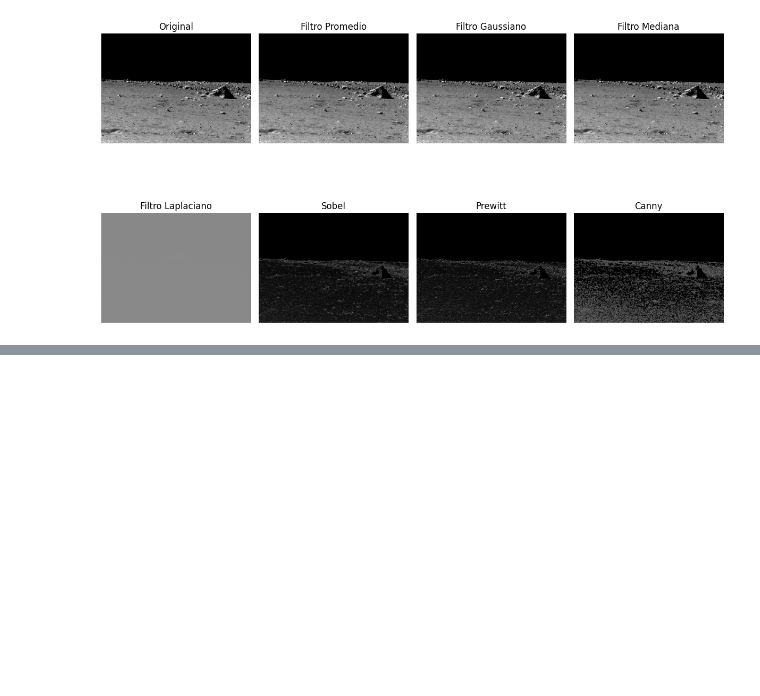
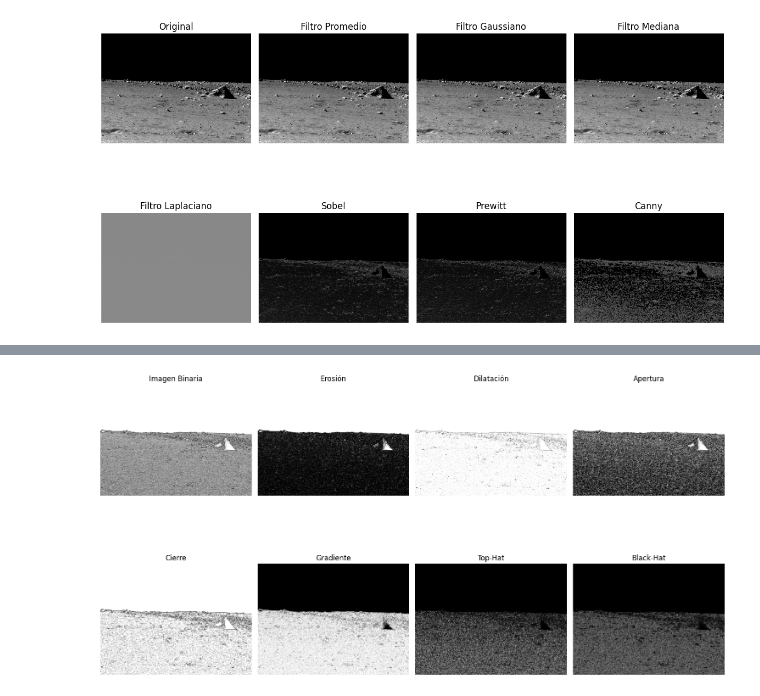
Before and after one commit to esteban2505J/rocksDetectionLab, a Jupyter notebook: rockDetection.ipynb, the cells around one changed output, grey strips where cells are left out. Drawn from its saved outputs; the diff is of its cells as text; code cells hidden in the pictures; blank space fills up the shorter version.

Commit message:
feat(rockDetation): Morphologics operations have been added

```diff
--- a/rockDetection.ipynb
+++ b/rockDetection.ipynb
@@ -373,0 +385,77 @@ plt.show()
+# %%
+# Operaciones Morfológicas
+
+binary_image1 = adaptive_binary_images[0]
+binary_image2 = adaptive_binary_images[1]
+
+# Definir un elemento estructurante (kernel)
+kernel = np.ones((3, 3), np.uint8)
+
+# Aplicar operaciones morfológicas
+# 1. Erosión
+eroded_image = cv2.erode(binary_image1, kernel, iterations=1)
+
+# 2. Dilatación
+dilated_image = cv2.dilate(binary_image1, kernel, iterations=1)
+
+# 3. Apertura (Erosión seguida de Dilatación)
+opened_image = cv2.morphologyEx(binary_image1, cv2.MORPH_OPEN, kernel)
+
+# 4. Cierre (Dilatación seguida de Erosión)
+closed_image = cv2.morphologyEx(binary_image1, cv2.MORPH_CLOSE, kernel)
+
+# 5. Gradiente Morfológico (Diferencia entre Dilatación y Erosión)
+gradient_image = cv2.morphologyEx(binary_image1, cv2.MORPH_GRADIENT, kernel)
+
+# 6. Top-Hat (Diferencia entre la imagen original y su apertura)
+tophat_image = cv2.morphologyEx(binary_image1, cv2.MORPH_TOPHAT, kernel)
+
+# 7. Black-Hat (Diferencia entre el cierre y la imagen original)
+blackhat_image = cv2.morphologyEx(binary_image1, cv2.MORPH_BLACKHAT, kernel)
+
+# Mostrar resultados
+plt.figure(figsize=(15, 10))
+plt.subplot(2, 4, 1)
+plt.imshow(binary_image1, cmap='gray')
+plt.title('Imagen Binaria')
+plt.axis('off')
+
+plt.subplot(2, 4, 2)
+plt.imshow(eroded_image, cmap='gray')
+plt.title('Erosión')
+plt.axis('off')
+
+plt.subplot(2, 4, 3)
+plt.imshow(dilated_image, cmap='gray')
+plt.title('Dilatación')
+plt.axis('off')
+
+plt.subplot(2, 4, 4)
+plt.imshow(opened_image, cmap='gray')
+plt.title('Apertura')
+plt.axis('off')
+
+plt.subplot(2, 4, 5)
+plt.imshow(closed_image, cmap='gray')
+plt.title('Cierre')
+plt.axis('off')
+
+plt.subplot(2, 4, 6)
+plt.imshow(gradient_image, cmap='gray')
+plt.title('Gradiente')
+plt.axis('off')
+
+plt.subplot(2, 4, 7)
+plt.imshow(tophat_image, cmap='gray')
+plt.title('Top-Hat')
+plt.axis('off')
+
+plt.subplot(2, 4, 8)
+plt.imshow(blackhat_image, cmap='gray')
+plt.title('Black-Hat')
+plt.axis('off')
+
+plt.tight_layout()
+plt.show()
+# %% [output]
+[figure, added]
```
Also changed, not shown: parts of 4 cells of this notebook.
